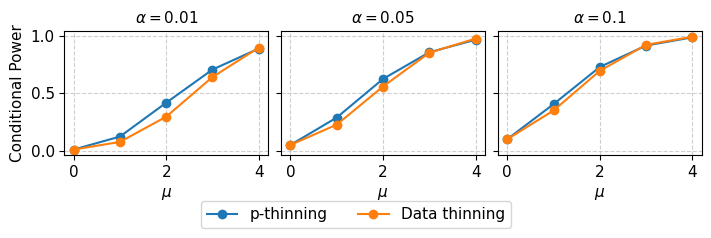
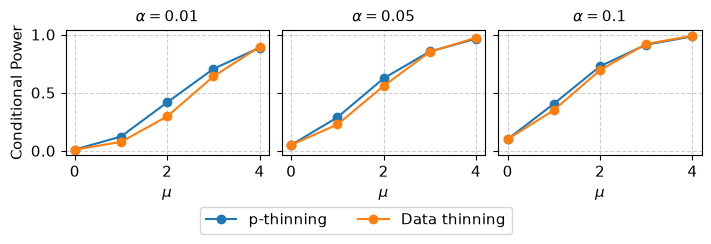
Unified diff of the notebook cell whose output changed from the first chart to the second:
--- before
+++ after
@@ -29,8 +29,9 @@
     labels,
     loc='lower center',
-    bbox_to_anchor=(0.5, -0.15),
+    bbox_to_anchor=(0.5, -0.18),
     ncol=2,
     frameon=True)
 
 # Show/save the plot
+plt.savefig("../figures/filedrawer_analytical_power.png", dpi=300, bbox_inches='tight')
 plt.show()

Commit: rename files